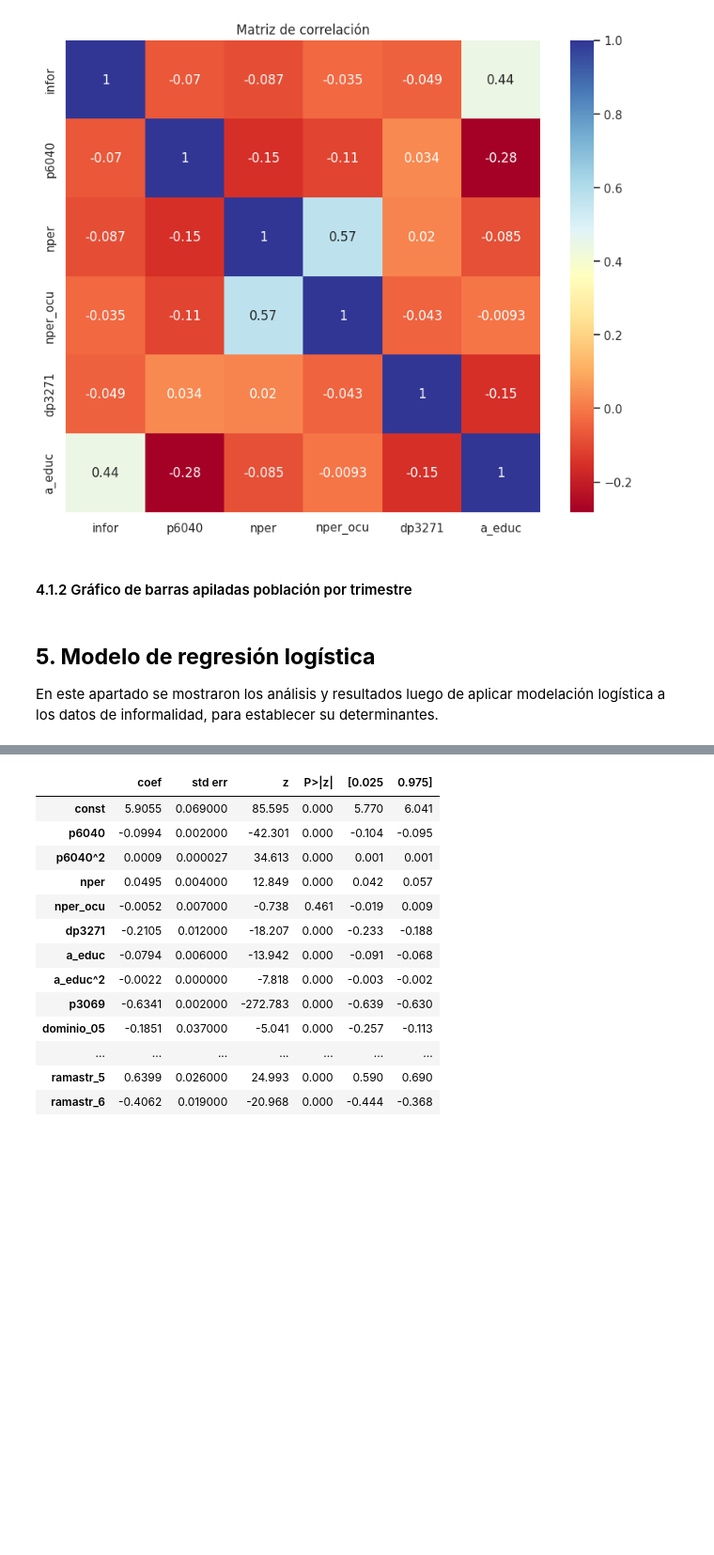
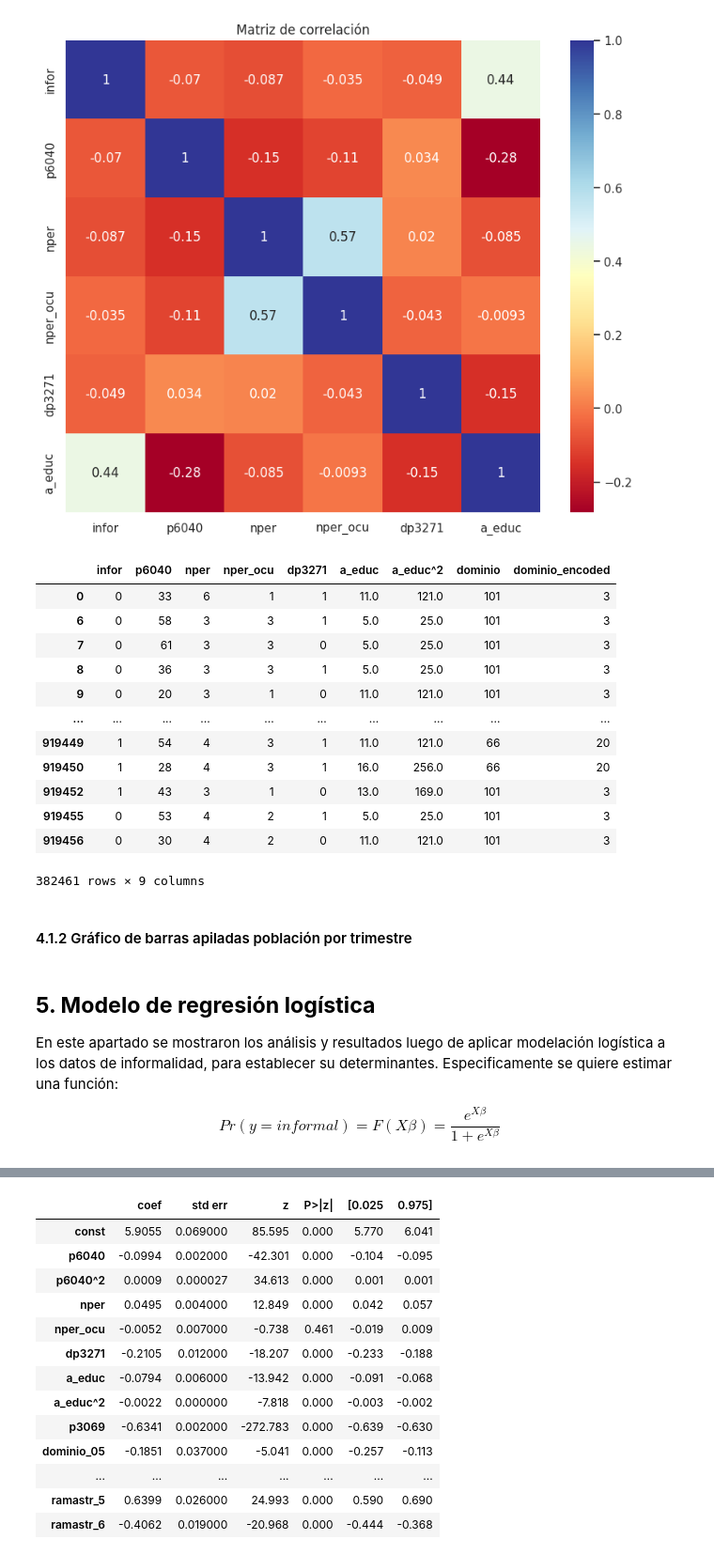
Before and after one commit to caavila96/Informalidad_GEIH_2022, a Jupyter notebook: informalidad_GEIH.ipynb, the cells around one changed output, grey strips where cells are left out. Shown: that part at 94% size. Saved outputs shown, nothing was run; the diff lists cells and outputs as text; code cells hidden in the pictures; blank space fills up the shorter version.

```diff
--- a/informalidad_GEIH.ipynb
+++ b/informalidad_GEIH.ipynb
@@ -970,12 +951,30 @@ plt.title('Matriz de correlación')
 plt.show()
 # %% [output]
 [figure]
+# %%
+correlation_data
+# %% [output]
+|  | infor | p6040 | nper | nper_ocu | dp3271 | a_educ | a_educ^2 | dominio | dominio_encoded |
+| 0 | 0 | 33 | 6 | 1 | 1 | 11.0 | 121.0 | 101 | 3 |
+| 6 | 0 | 58 | 3 | 3 | 1 | 5.0 | 25.0 | 101 | 3 |
+| 7 | 0 | 61 | 3 | 3 | 0 | 5.0 | 25.0 | 101 | 3 |
+| 8 | 0 | 36 | 3 | 3 | 1 | 5.0 | 25.0 | 101 | 3 |
+| 9 | 0 | 20 | 3 | 1 | 0 | 11.0 | 121.0 | 101 | 3 |
+| ... | ... | ... | ... | ... | ... | ... | ... | ... | ... |
+| 919449 | 1 | 54 | 4 | 3 | 1 | 11.0 | 121.0 | 66 | 20 |
+| 919450 | 1 | 28 | 4 | 3 | 1 | 16.0 | 256.0 | 66 | 20 |
+| 919452 | 1 | 43 | 3 | 1 | 0 | 13.0 | 169.0 | 101 | 3 |
+| 919455 | 0 | 53 | 4 | 2 | 1 | 5.0 | 25.0 | 101 | 3 |
+| 919456 | 0 | 30 | 4 | 2 | 0 | 11.0 | 121.0 | 101 | 3 |
+382461 rows × 9 columns
 # %% [markdown]
 #### 4.1.2 Gráfico de barras apiladas población por trimestre
 # %% [markdown]
 ## **5. Modelo de regresión logística**
 
-En este apartado se mostraron los análisis y resultados luego de aplicar modelación logística a los datos de informalidad, para establecer su determinantes.
+En este apartado se mostraron los análisis y resultados luego de aplicar modelación logística a los datos de informalidad, para establecer su determinantes. Especificamente se quiere estimar una función:
+
+$$Pr(y = informal) = F(X\beta) = \frac{e^{X\beta}}{1+e^{X\beta}}$$
 # %% [markdown]
 >
 ![logistic regression.jpg](embedded-picture-1)
```
Also changed, not shown: parts of 17 cells of this notebook.
